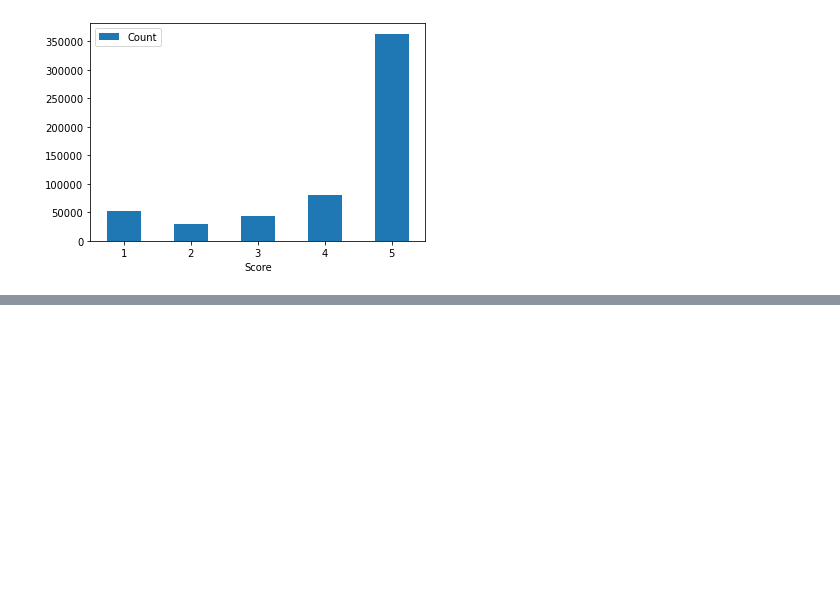
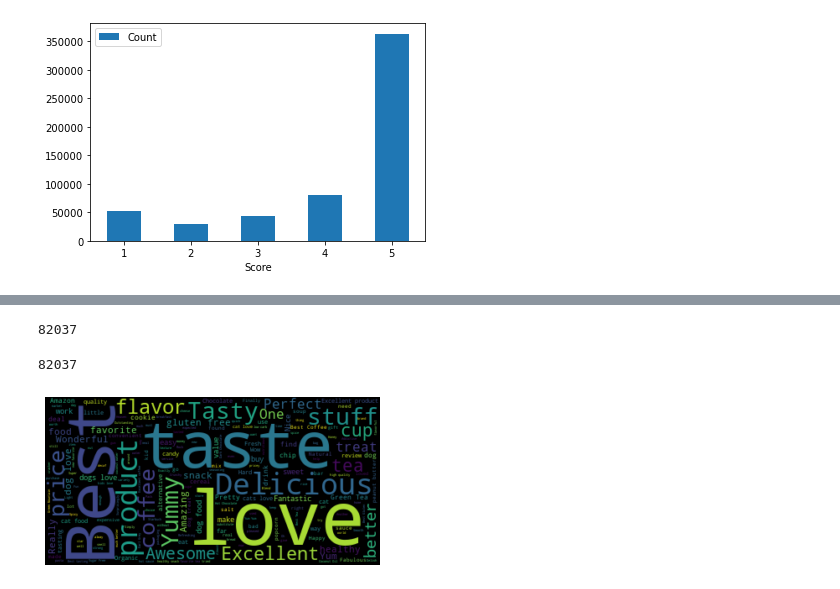
Before and after one commit to aung-st/Fine-Food-Reviews, a Jupyter notebook: Fine_Food_Analysis.ipynb, the cells around one changed output, grey strips where cells are left out. Drawn from its saved outputs; the diff is of its cells as text; code cells hidden in the pictures; blank space fills up the shorter version.

```diff
--- a/Fine_Food_Analysis.ipynb
+++ b/Fine_Food_Analysis.ipynb
@@ -51,6 +78,7 @@ plt.show()
 # scores > 3   -> Positive sentiment (+1)
 # score < 3    -> negative sentiment (-1)
 # remove scores of 3
-df = df[df['Score'] != 3]
+df = df[df.Score != 3]
 df['sentiment'] = df['Score'].apply(lambda rating : +1 if rating > 3 else -1)
+df['sentiment']
 # %% [output]
@@ -62,3 +97,5 @@ See the caveats in the documentation: https://pandas.pydata.org/pandas-docs/stab
 # %%
-# split df - positive and negative sentiment:positive = df[df['sentiment'] == 1]
-negative = df[df['sentiment'] == -1]
+#split positive and negative sentiment scores:
+positive = df[df['sentiment'] == 1]
+negative = df[df['sentiment'] == -1].dropna()
+negative
@@ -64,0 +116,21 @@ negative = df[df['sentiment'] == -1]
+# %%
+df.loc[(df['Text'].str.contains('good').any and df['Score'] < 3)]['Text'].count()
+# %% [output]
+82037
+# %%
+df.loc[(df['Text'].str.contains('great').any and df['Score'] < 3)]['Text'].count()
+# %% [output]
+82037
+# %%
+#Create Positive Wordcloud
+stopwords = set(STOPWORDS)
+stopwords.update(["br", "href","good","great"])
+# good and great removed because they were included in negative sentiment as shown above
+pos = " ".join(review for review in positive.Summary)
+wordcloud2 = WordCloud(stopwords=stopwords).generate(pos)
+plt.imshow(wordcloud2, interpolation='bilinear')
+plt.axis("off")
+plt.savefig('wordcloud22.png')
+plt.show()
+# %% [output]
+[figure, added]
```
Also changed, not shown: parts of 9 cells of this notebook.
